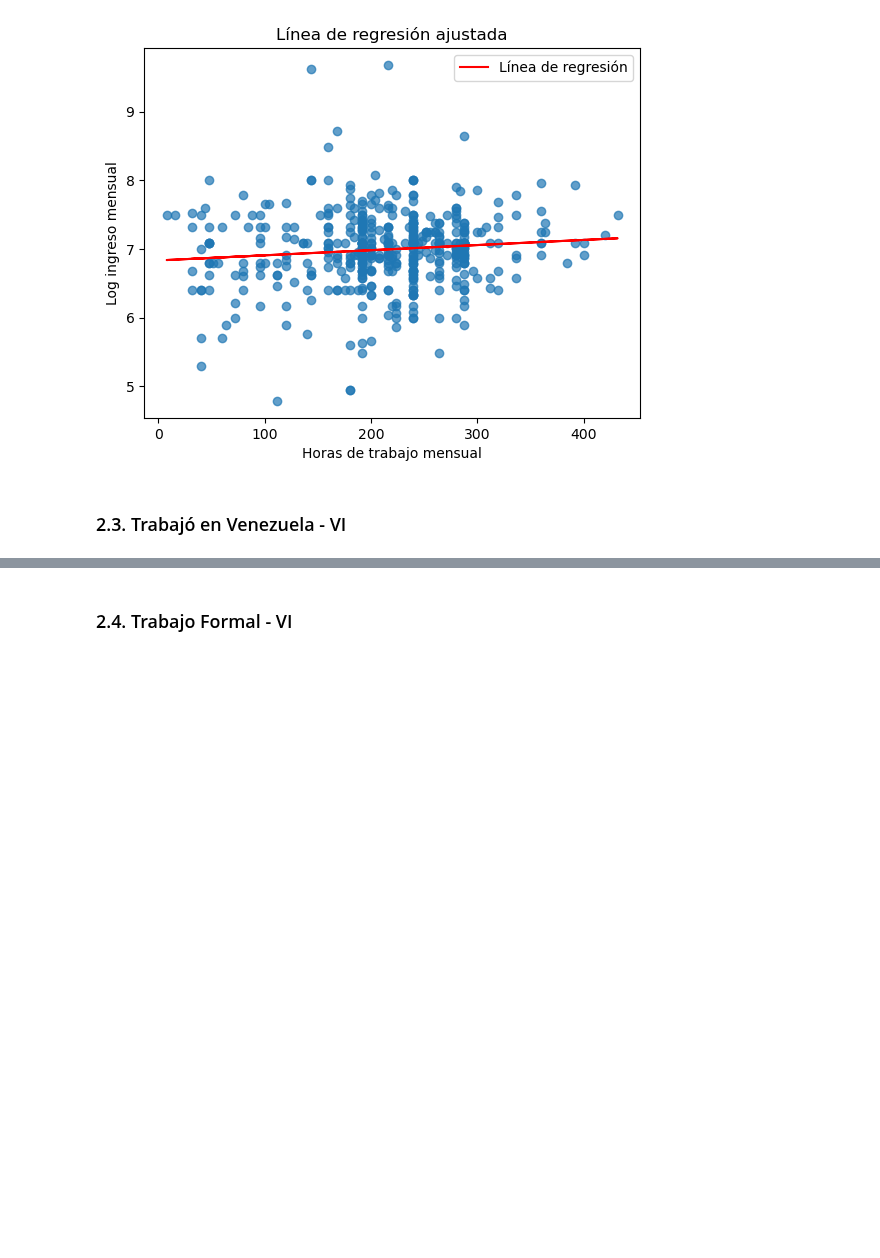
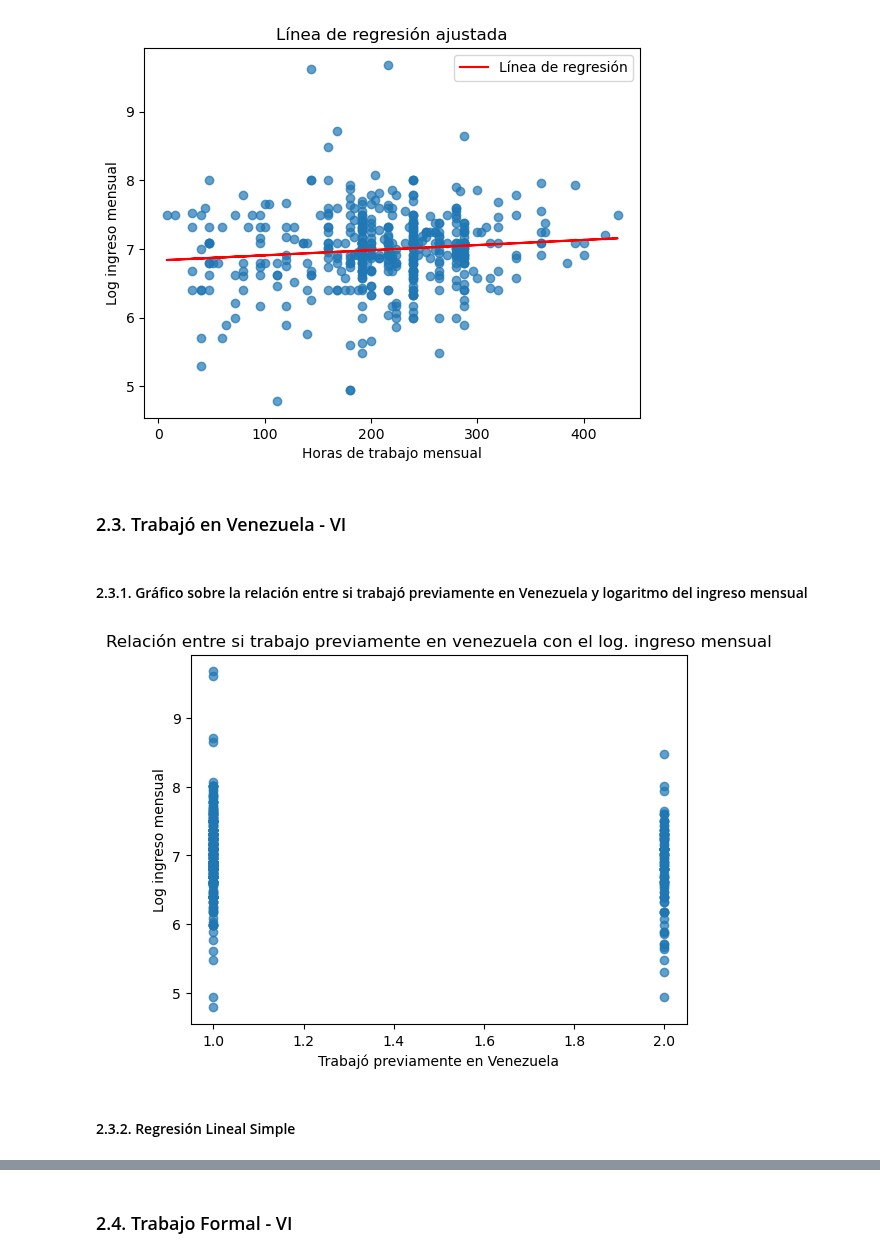
Before and after one commit to romloayza/econometria_tarea1, a Jupyter notebook: Tarea2_actualizado.ipynb, the cells around one changed output, grey strips where cells are left out. Saved outputs shown, nothing was run; the diff lists cells and outputs as text; code cells hidden in the pictures; blank space fills up the shorter version.

```diff
--- a/Tarea2_actualizado.ipynb
+++ b/Tarea2_actualizado.ipynb
@@ -358,3 +372,15 @@ plt.show()
 [figure]
 # %% [markdown]
 ### 2.3. Trabajó en Venezuela - VI
+# %% [markdown]
+#### 2.3.1. Gráfico sobre la relación entre si trabajó previamente en Venezuela y logaritmo del ingreso mensual
+# %%
+plt.scatter(venezolanos['trabajo_venezuela'], venezolanos['log_ingreso_mensual'], alpha=0.7)
+plt.title('Relación entre si trabajo previamente en venezuela con el log. ingreso mensual')
+plt.xlabel('Trabajó previamente en Venezuela')
+plt.ylabel('Log ingreso mensual')
+plt.show()
+# %% [output]
+[figure, added]
+# %% [markdown]
+#### 2.3.2. Regresión Lineal Simple
```
Also changed, not shown: parts of 31 cells of this notebook, 1 other file.
